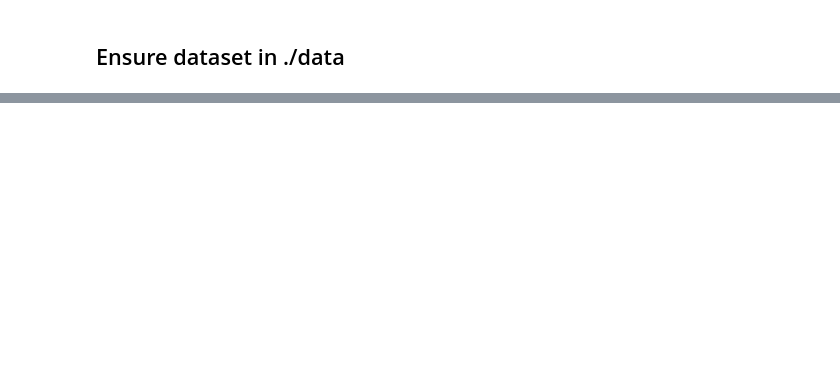
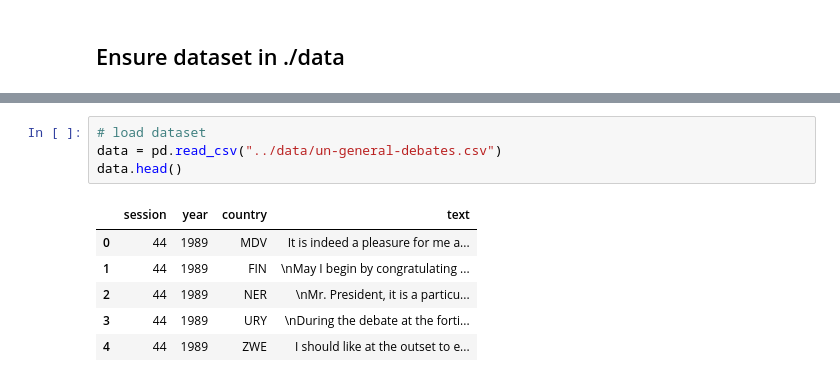
Before and after one commit to MagicBOTAlex/Social-Informatik-02467-project, a Jupyter notebook: src/project.ipynb, the cells around one changed output, grey strips where cells are left out. Cells and saved outputs as stored; diff of their text form; blank space fills up the shorter version.

```diff
--- a/src/project.ipynb
+++ b/src/project.ipynb
@@ -30,0 +59,11 @@ dataset download complete!
+# %%
+# load dataset
+data = pd.read_csv("../data/un-general-debates.csv")
+data.head()
+# %% [output]
+|  | session | year | country | text |
+| 0 | 44 | 1989 | MDV | ﻿It is indeed a pleasure for me a... |
+| 1 | 44 | 1989 | FIN | ﻿\nMay I begin by congratulating ... |
+| 2 | 44 | 1989 | NER | ﻿\nMr. President, it is a particu... |
+| 3 | 44 | 1989 | URY | ﻿\nDuring the debate at the forti... |
+| 4 | 44 | 1989 | ZWE | ﻿I should like at the outset to e... |
```
Also changed, not shown: parts of 9 cells of this notebook.
